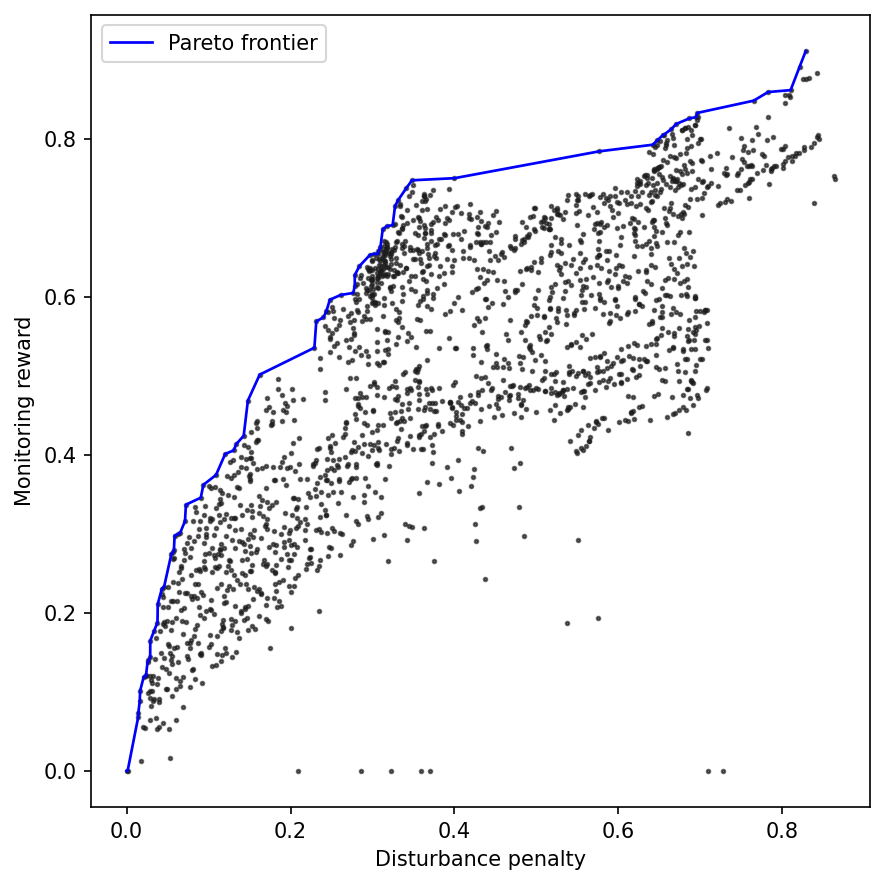
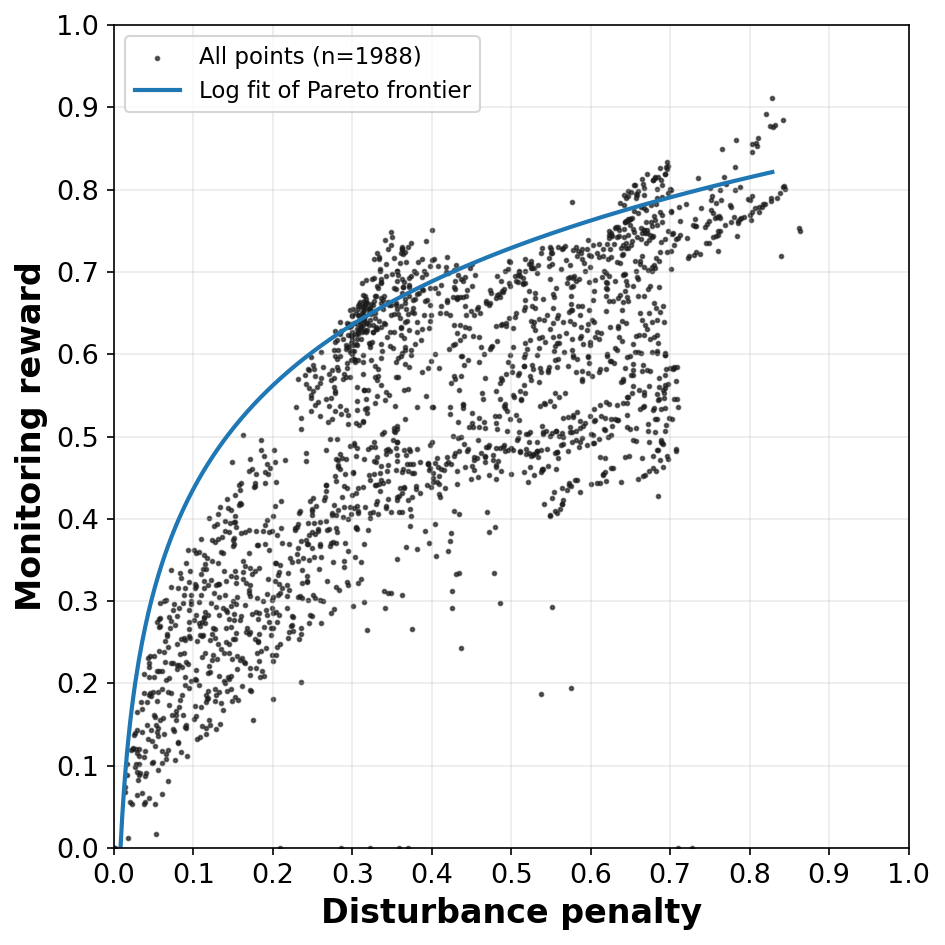
Code edit (unified diff) that turned the first committed figure into the second:
--- before
+++ after
@@ -1,6 +1,6 @@
+from pathlib import Path
+import numpy as np
 import pandas as pd
-import numpy as np
 import matplotlib.pyplot as plt
-from pathlib import Path
 
 xcol = "p_disturbance"
@@ -10,8 +10,9 @@
 sparse_file = Path("table/all_model_episode_rewards_sparse.csv")
 
-# load new results
+# -------------------------
+# load / accumulate results
+# -------------------------
 df_new = pd.read_csv(base_file)
 
-# load existing accumulated results if present
 if sparse_file.exists():
     df_existing = pd.read_csv(sparse_file)
@@ -20,14 +21,20 @@
     df_all = df_new.copy()
 
-# remove duplicates
-df_all = df_all.drop_duplicates(subset=[xcol, ycol])
+# remove duplicates only on plotted coordinates
+df_all = df_all.drop_duplicates(subset=[xcol, ycol]).copy()
 
 # save updated accumulated dataset
 df_all.to_csv(sparse_file, index=False)
 
-# ----- compute Pareto frontier -----
-pts = df_all[[xcol, ycol]].dropna().to_numpy()
+# keep valid rows only
+df_all = df_all[[xcol, ycol]].dropna().copy()
 
-# sort by disturbance ascending, monitoring descending
+# -------------------------
+# Pareto frontier
+# minimize x, maximize y
+# -------------------------
+pts = df_all[[xcol, ycol]].to_numpy()
+
+# sort by x ascending, y descending
 pts = pts[np.lexsort((-pts[:, 1], pts[:, 0]))]
 
@@ -42,28 +49,76 @@
 pareto = np.array(pareto)
 
-# ----- plot -----
-fig, ax = plt.subplots(figsize=(6, 6), dpi=150)
+# -------------------------
+# logarithmic fit to Pareto
+# y = a * ln(x + c) + b
+# choose c so x + c > 0
+# -------------------------
+x_p = pareto[:, 0]
+y_p = pareto[:, 1]
 
+eps = 1e-3
+c = max(eps, -x_p.min() + eps)   # ensures positivity inside log
+X = np.log(x_p + c)
+
+a, b = np.polyfit(X, y_p, 1)
+
+x_fit = np.linspace(x_p.min(), x_p.max(), 400)
+y_fit = a * np.log(x_fit + c) + b
+
+# -------------------------
+# plot
+# -------------------------
+fig, ax = plt.subplots(figsize=(6.4, 6.4), dpi=150)
+
+# all points
 ax.scatter(
     df_all[xcol],
     df_all[ycol],
-    s=11,
+    s=12,
     alpha=0.65,
     color="#1C1C1C",
-    marker="."
+    marker=".",
+    label=f"All points (n={len(df_all)})"
 )
 
+# # Pareto frontier
+# ax.plot(
+#     pareto[:, 0],
+#     pareto[:, 1],
+#     color="blue",
+#     linewidth=1.5,
+#     label=f"Pareto frontier (n={len(pareto)})"
+# )
+
+# log fit
 ax.plot(
-    pareto[:, 0],
-    pareto[:, 1],
-    color="blue",
-    linewidth=1.3,
-    label="Pareto frontier"
+    x_fit,
+    y_fit,
+    color="tab:blue",
+    linestyle="-",
+    linewidth=2.0,
+    label="Log fit of Pareto frontier"
 )
 
-ax.set_xlabel("Disturbance penalty")
-ax.set_ylabel("Monitoring reward")
+# labels
+ax.set_xlabel("Disturbance penalty", fontsize=16, fontweight="bold")
+ax.set_ylabel("Monitoring reward", fontsize=16, fontweight="bold")
 
-ax.legend()
+# ticks: [0,1] with 11 ticks
+ticks = np.linspace(0, 1, 11)
+ax.set_xticks(ticks)
+ax.set_yticks(ticks)
+ax.set_xlim(0, 1)
+ax.set_ylim(0, 1)
+ax.tick_params(axis="both", labelsize=13)
+
+# grid
+ax.grid(True, alpha=0.25)
+
+# no plot title here if this will become a paper figure
+# use figure caption in LaTeX instead of ax.set_title(...)
+
+ax.legend(fontsize=11, frameon=True)
 plt.tight_layout()
+plt.savefig("figures/pareto.png")
 plt.show()

Commit: prev